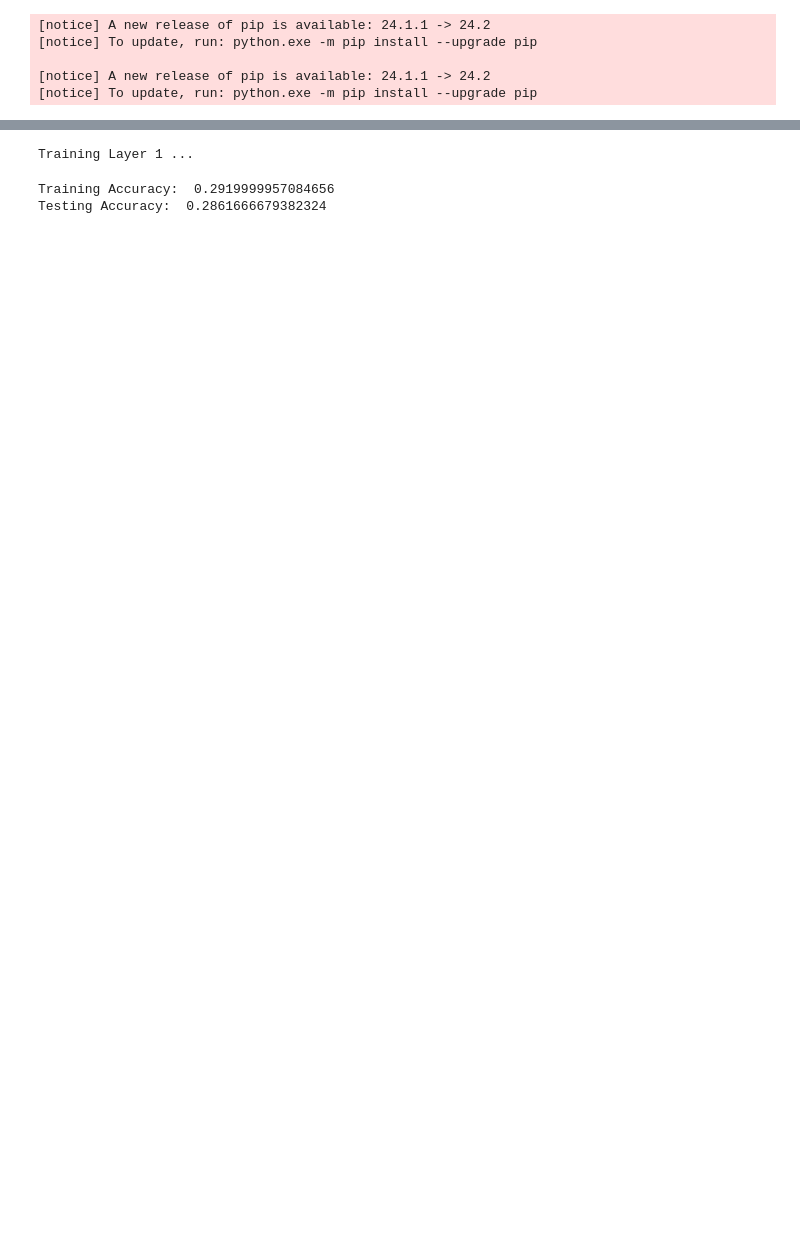
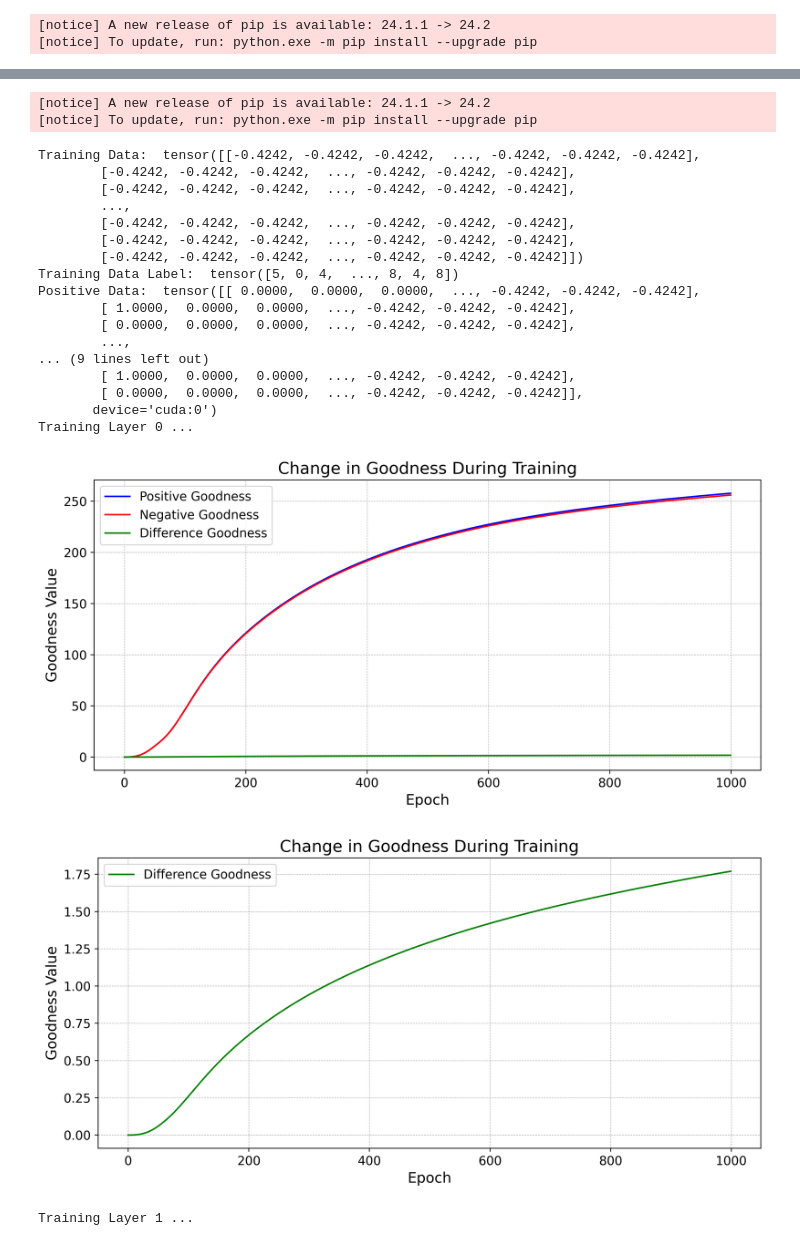
Before and after one commit to HaoxuanGong/Backpropagation-Free-Research, a Jupyter notebook: codes/heb_sup/vff.ipynb, the cells around one changed output, grey strips where cells are left out. Drawn from its saved outputs; the diff is of its cells as text; code cells hidden in the pictures; blank space fills up the shorter version.

```diff
--- a/codes/heb_sup/vff.ipynb
+++ b/codes/heb_sup/vff.ipynb
@@ -16,7 +16,7 @@ from tqdm import tqdm
 import matplotlib.pyplot as plt
 from torch.optim import Adam
 
-number_of_epochs = 20
+number_of_epochs = 1000
 
 def regularize_matrix(A, lambda_val=1e-5):
     n = A.size(0)  # Assuming A is square
@@ -38,10 +38,10 @@ class Layer(nn.Linear):
     def __init__(self, in_features, out_features, bias=True, device=None, d_type=None, is_hinge_loss=False):
         super().__init__(in_features, out_features, bias, device, d_type)
         self.activation = torch.nn.ReLU()
-        self.learning_rate = 0.2
+        self.learning_rate = 0.01
         self.optimizer = Adam(self.parameters(), lr=self.learning_rate)
         # self.layer_weights = nn.Parameter(torch.ones(6, 800))
-        self.threshold = 3.0
+        self.threshold = 2.0
         self.num_of_epochs = number_of_epochs
         self.is_hinge_loss = is_hinge_loss
 
@@ -94,8 +94,39 @@ class Layer(nn.Linear):
         plt.tight_layout()
         plt.show()
 
+    def plot_goodness(self, positive_goodness, negative_goodness, difference):
+        plt.figure(figsize=(10, 5), dpi=400)  # Higher dpi for better resolution
+        plt.plot(positive_goodness, label='Positive Goodness', color='b')
+        plt.plot(negative_goodness, label='Negative Goodness', color='r')
+        plt.plot(difference, label='Difference Goodness', color='g')
+        plt.xlabel('Epoch', fontsize=14)
+        plt.ylabel('Goodness Value', fontsize=14)
+        plt.title('Change in Goodness During Training', fontsize=16)
+        plt.legend(fontsize=12)
+        plt.grid(True, linestyle='--', linewidth=0.5)
+        plt.tick_params(labelsize=12)
+        plt.tight_layout()  # Adjusts plot to ensure everything fits without overlap
+        plt.savefig('Goodness_Tracking.pdf', format='pdf')  # Save as PDF
+        plt.show()
+
+    def plot_difference(self, difference):
+        plt.figure(figsize=(10, 5), dpi=400)
+        plt.plot(difference, label='Difference Goodness', color='g')
+        plt.xlabel('Epoch', fontsize=14)
+        plt.ylabel('Goodness Value', fontsize=14)
+        plt.title('Change in Goodness During Training', fontsize=16)
+        plt.legend(fontsize=12)
+        plt.grid(True, linestyle='--', linewidth=0.5)
+        plt.tick_params(labelsize=12)
+        plt.tight_layout()
+        plt.savefig('Difference_Goodness.pdf', format='pdf')
+        plt.show()
+
+
     def train_layer(self, positive_input, negative_input, layer_num):
-
+        positive_goodness_history = []
+        negative_goodness_history = []
+        difference_history = []
         for _ in tqdm(range(self.num_of_epochs)):
             positive_output = self.forward(positive_input)  # Shape: [batch_size, 500]
             negative_output = self.forward(negative_input)
@@ -103,6 +134,9 @@ class Layer(nn.Linear):
             positive_goodness = (positive_output.pow(2)).mean(1)  # Shape: [batch_size]
             negative_goodness = (negative_output.pow(2)).mean(1)
 
+            positive_goodness_history.append(positive_goodness.mean().item())
+            negative_goodness_history.append(negative_goodness.mean().item())
+            difference_history.append(positive_goodness.mean().item() - negative_goodness.mean().item())
             if self.is_hinge_loss:
                 loss = self.soft_plus_loss(positive_goodness, negative_goodness)
             else:
@@ -134,6 +168,8 @@ class Layer(nn.Linear):
         #     new_values_two = (negative_output.pow(2) * layer_weight_row + negative_output.pow(4) * layer_weight_four_row).mean(1).detach().clone()
         #     Layer.layer_two_sum = torch.cat((new_values_one, new_values_two), dim=0)
         #
+        self.plot_goodness(positive_goodness_history, negative_goodness_history, difference_history)
+        self.plot_difference(difference_history)
         return self.forward(positive_input).detach(), self.forward(negative_input).detach()
 
 
@@ -298,7 +334,7 @@ def create_negative_data(data, label, seed=None):
 
 def prepare_data():
     torch.manual_seed(1234)
-    training_data_loader, testing_data_loader = load_CIFAR10_data()
+    training_data_loader, testing_data_loader = load_MNIST_data()
 
     training_data, training_data_label = next(iter(training_data_loader))
 
@@ -323,7 +359,7 @@ if __name__ == "__main__":
     torch.cuda.empty_cache()
     torch.manual_seed(1234)
     positive_data, negative_data, training_data, training_data_label, testing_data, testing_data_label = prepare_data()
-    network = Network([3072, 1000, 1000]).cuda() #3072
+    network = Network([784, 1000, 1000]).cuda() #3072
     network.train_network(positive_data, negative_data)
 
     print("Training Accuracy: ", network.predict(training_data).eq(training_data_label).float().mean().item())
@@ -334,9 +370,6 @@ Requirement already satisfied: tqdm in c:\users\asus\study notes\part iv project
 Requirement already satisfied: colorama in c:\users\asus\study notes\part iv project\backpropagation-free-research\venv\lib\site-packages (from tqdm) (0.4.6)
 [notice] A new release of pip is available: 24.1.1 -> 24.2
 [notice] To update, run: python.exe -m pip install --upgrade pip
-
-[notice] A new release of pip is available: 24.1.1 -> 24.2
-[notice] To update, run: python.exe -m pip install --upgrade pip
 Requirement already satisfied: matplotlib in c:\users\asus\study notes\part iv project\backpropagation-free-research\venv\lib\site-packages (3.8.3)
 Requirement already satisfied: contourpy>=1.0.1 in c:\users\asus\study notes\part iv project\backpropagation-free-research\venv\lib\site-packages (from matplotlib) (1.2.0)
 Requirement already satisfied: cycler>=0.10 in c:\users\asus\study notes\part iv project\backpropagation-free-research\venv\lib\site-packages (from matplotlib) (0.12.1)
@@ -357,3 +386,22 @@ Training Layer 0 ...
-Training Layer 1 ...
+[notice] A new release of pip is available: 24.1.1 -> 24.2
+[notice] To update, run: python.exe -m pip install --upgrade pip
-Training Accuracy:  0.2919999957084656
-Testing Accuracy:  0.2861666679382324
+Training Data:  tensor([[-0.4242, -0.4242, -0.4242,  ..., -0.4242, -0.4242, -0.4242],
+        [-0.4242, -0.4242, -0.4242,  ..., -0.4242, -0.4242, -0.4242],
+        [-0.4242, -0.4242, -0.4242,  ..., -0.4242, -0.4242, -0.4242],
+        ...,
+        [-0.4242, -0.4242, -0.4242,  ..., -0.4242, -0.4242, -0.4242],
+        [-0.4242, -0.4242, -0.4242,  ..., -0.4242, -0.4242, -0.4242],
+        [-0.4242, -0.4242, -0.4242,  ..., -0.4242, -0.4242, -0.4242]])
+Training Data Label:  tensor([5, 0, 4,  ..., 8, 4, 8])
+Positive Data:  tensor([[ 0.0000,  0.0000,  0.0000,  ..., -0.4242, -0.4242, -0.4242],
+        [ 1.0000,  0.0000,  0.0000,  ..., -0.4242, -0.4242, -0.4242],
+        [ 0.0000,  0.0000,  0.0000,  ..., -0.4242, -0.4242, -0.4242],
+        ...,
+... (9 lines left out)
+        [ 1.0000,  0.0000,  0.0000,  ..., -0.4242, -0.4242, -0.4242],
+        [ 0.0000,  0.0000,  0.0000,  ..., -0.4242, -0.4242, -0.4242]],
+       device='cuda:0')
+Training Layer 0 ...
+[figure, added]
+[figure, added]
+Training Layer 1 ...
```
Also changed, not shown: parts of 1 cell of this notebook, 10 other files.
